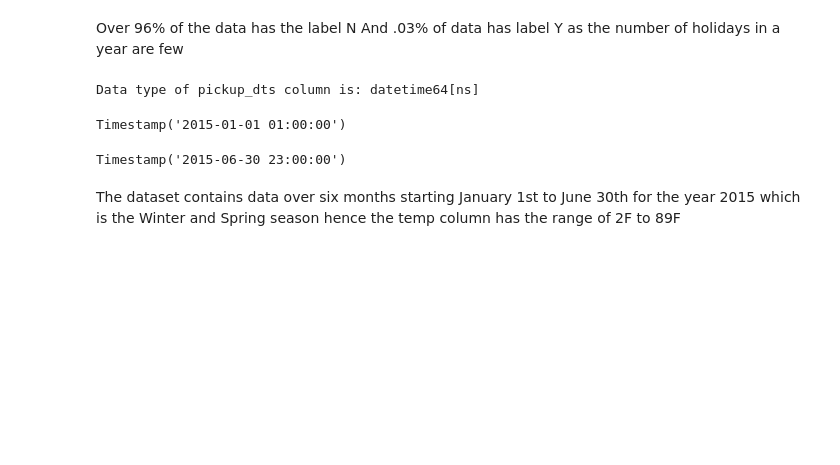
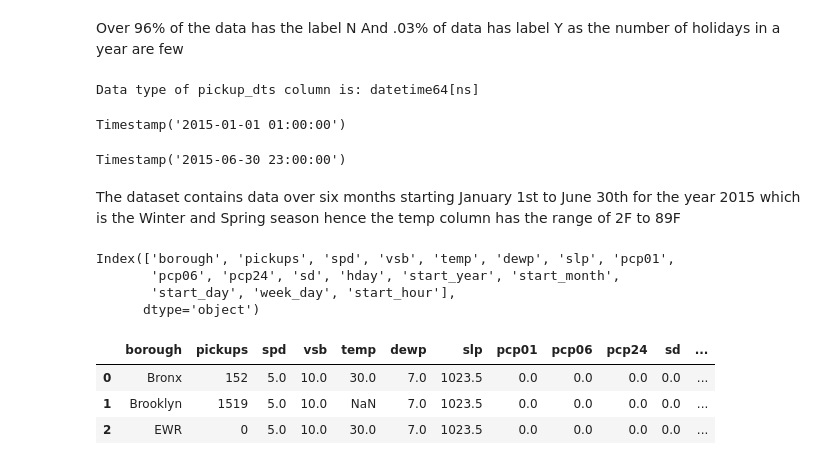
Before and after one commit to sanyassyed/EDA, a Jupyter notebook: eda.ipynb, the cells around one changed output. Cells and saved outputs as stored; diff of their text form; code cells hidden in the pictures; blank space fills up the shorter version.

```diff
--- a/eda.ipynb
+++ b/eda.ipynb
@@ -147,0 +158,13 @@ The dataset contains data over six months starting January 1st to June 30th for
+# %%
+# Verifying delete
+print(df.columns)
+df.head(3)
+# %% [output]
+Index(['borough', 'pickups', 'spd', 'vsb', 'temp', 'dewp', 'slp', 'pcp01',
+       'pcp06', 'pcp24', 'sd', 'hday', 'start_year', 'start_month',
+       'start_day', 'week_day', 'start_hour'],
+      dtype='object')
+|  | borough | pickups | spd | vsb | temp | dewp | slp | pcp01 | pcp06 | pcp24 | sd | ... |
+| 0 | Bronx | 152 | 5.0 | 10.0 | 30.0 | 7.0 | 1023.5 | 0.0 | 0.0 | 0.0 | 0.0 | ... |
+| 1 | Brooklyn | 1519 | 5.0 | 10.0 | NaN | 7.0 | 1023.5 | 0.0 | 0.0 | 0.0 | 0.0 | ... |
+| 2 | EWR | 0 | 5.0 | 10.0 | 30.0 | 7.0 | 1023.5 | 0.0 | 0.0 | 0.0 | 0.0 | ... |
```
Also changed, not shown: parts of 15 cells of this notebook.
